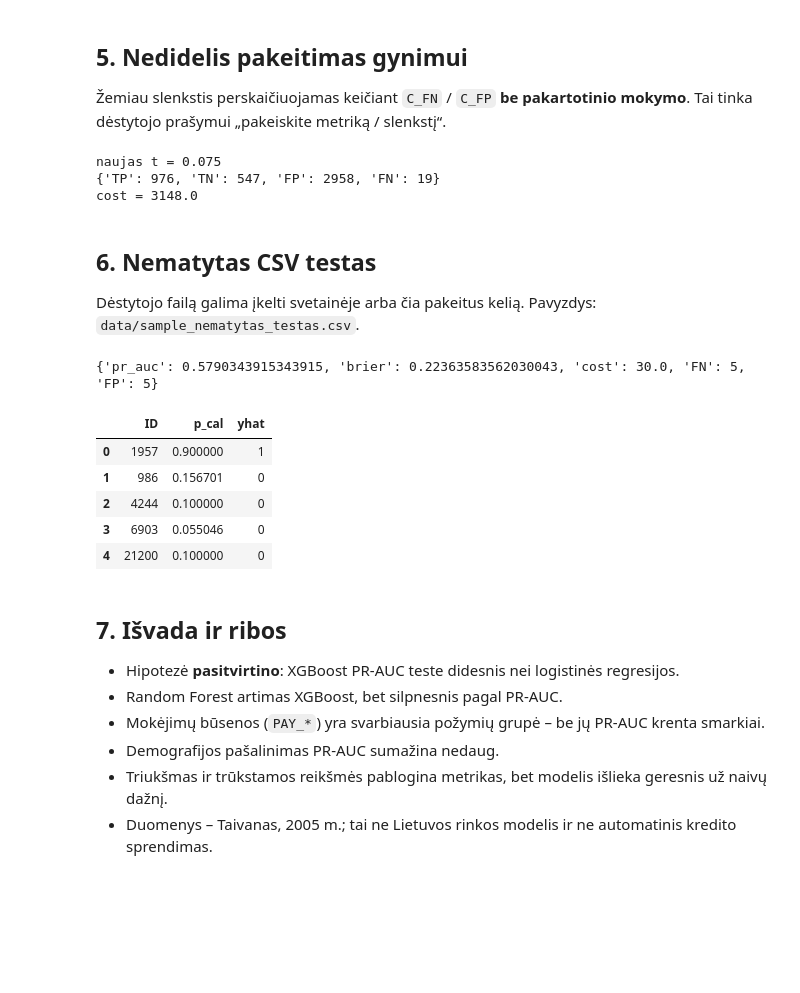
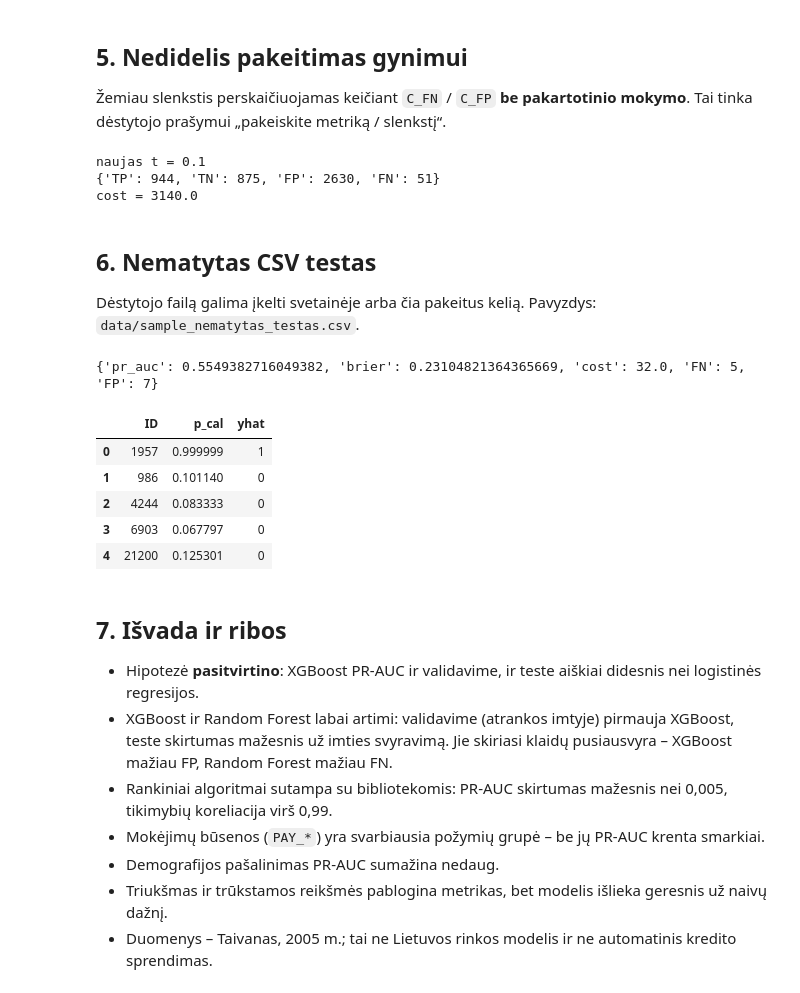
Before and after one commit to Meilaa/Kredito-sipareigojim-nevykdymo-rizikos-prognoz-, a Jupyter notebook: notebooks/egzamino_sprendimas.ipynb, the cells around one changed output. Drawn from its saved outputs; the diff is of its cells as text; code cells hidden in the pictures; blank space fills up the shorter version.

```diff
--- a/notebooks/egzamino_sprendimas.ipynb
+++ b/notebooks/egzamino_sprendimas.ipynb
@@ -174,7 +178,8 @@ from src.formulas import confusion_counts, total_error_cost, decision_from_thres
 
 val = pd.read_csv(ARTIFACTS_DIR / "tables" / "val_predictions.csv")
 test = pd.read_csv(ARTIFACTS_DIR / "tables" / "test_predictions.csv")
-col = "p_cal_XGBoost"
+laimetojas = json.loads((ARTIFACTS_DIR / "results.json").read_text(encoding="utf-8"))["winner"]
+col = f"p_cal_{laimetojas}"
 C_FN, C_FP = 10.0, 1.0  # pakeiskite čia
 t, _ = select_threshold_by_cost(val["y"], val[col], C_FN, C_FP)
 pred = decision_from_threshold(test[col], t)
@@ -182,9 +187,9 @@ print("naujas t =", t)
 print(confusion_counts(test["y"], pred))
 print("cost =", total_error_cost(test["y"], pred, C_FN, C_FP))
 # %% [output]
-naujas t = 0.075
-{'TP': 976, 'TN': 547, 'FP': 2958, 'FN': 19}
-cost = 3148.0
+naujas t = 0.1
+{'TP': 944, 'TN': 875, 'FP': 2630, 'FN': 51}
+cost = 3140.0
 # %% [markdown]
 ## 6. Nematytas CSV testas
 
@@ -192,31 +197,32 @@ Dėstytojo failą galima įkelti svetainėje arba čia pakeitus kelią. Pavyzdys
 # %%
 from src.data import clean_categories, _normalize_columns
 from src.metrics import evaluate_probabilities
 
-bundle = joblib.load(ARTIFACTS_DIR / "models" / "XGBoost.joblib")
+bundle = joblib.load(ARTIFACTS_DIR / "models" / f"{laimetojas.replace(' ', '_')}.joblib")
 schema = joblib.load(ARTIFACTS_DIR / "models" / "schema_example.joblib")
 extra = pd.read_csv(ROOT / "data" / "sample_nematytas_testas.csv")
 extra = clean_categories(_normalize_columns(extra, require_target=False))
 X = extra.reindex(columns=list(schema.columns), fill_value=0)
 p_cal = bundle["calibrator"].transform(bundle["model"].predict_proba(X))
 t = bundle["threshold"]
 if "default" in extra.columns:
     m = evaluate_probabilities(extra["default"], p_cal, t, 5.0, 1.0)
     print({k: m[k] for k in ["pr_auc", "brier", "cost", "FN", "FP"]})
 pd.DataFrame({"ID": extra.get("ID"), "p_cal": p_cal, "yhat": (p_cal >= t).astype(int)}).head()
 # %% [output]
-{'pr_auc': 0.5790343915343915, 'brier': 0.22363583562030043, 'cost': 30.0, 'FN': 5, 'FP': 5}
+{'pr_auc': 0.5549382716049382, 'brier': 0.23104821364365669, 'cost': 32.0, 'FN': 5, 'FP': 7}
 |  | ID | p_cal | yhat |
-| 0 | 1957 | 0.900000 | 1 |
-| 1 | 986 | 0.156701 | 0 |
-| 2 | 4244 | 0.100000 | 0 |
-| 3 | 6903 | 0.055046 | 0 |
-| 4 | 21200 | 0.100000 | 0 |
+| 0 | 1957 | 0.999999 | 1 |
+| 1 | 986 | 0.101140 | 0 |
+| 2 | 4244 | 0.083333 | 0 |
+| 3 | 6903 | 0.067797 | 0 |
+| 4 | 21200 | 0.125301 | 0 |
 # %% [markdown]
 ## 7. Išvada ir ribos
 
-- Hipotezė **pasitvirtino**: XGBoost PR-AUC teste didesnis nei logistinės regresijos.
-- Random Forest artimas XGBoost, bet silpnesnis pagal PR-AUC.
+- Hipotezė **pasitvirtino**: XGBoost PR-AUC ir validavime, ir teste aiškiai didesnis nei logistinės regresijos.
+- XGBoost ir Random Forest labai artimi: validavime (atrankos imtyje) pirmauja XGBoost, teste skirtumas mažesnis už imties svyravimą. Jie skiriasi klaidų pusiausvyra – XGBoost mažiau FP, Random Forest mažiau FN.
+- Rankiniai algoritmai sutampa su bibliotekomis: PR-AUC skirtumas mažesnis nei 0,005, tikimybių koreliacija virš 0,99.
 - Mokėjimų būsenos (`PAY_*`) yra svarbiausia požymių grupė – be jų PR-AUC krenta smarkiai.
 - Demografijos pašalinimas PR-AUC sumažina nedaug.
 - Triukšmas ir trūkstamos reikšmės pablogina metrikas, bet modelis išlieka geresnis už naivų dažnį.
```
Also changed, not shown: parts of 6 cells of this notebook, 47 other files.
